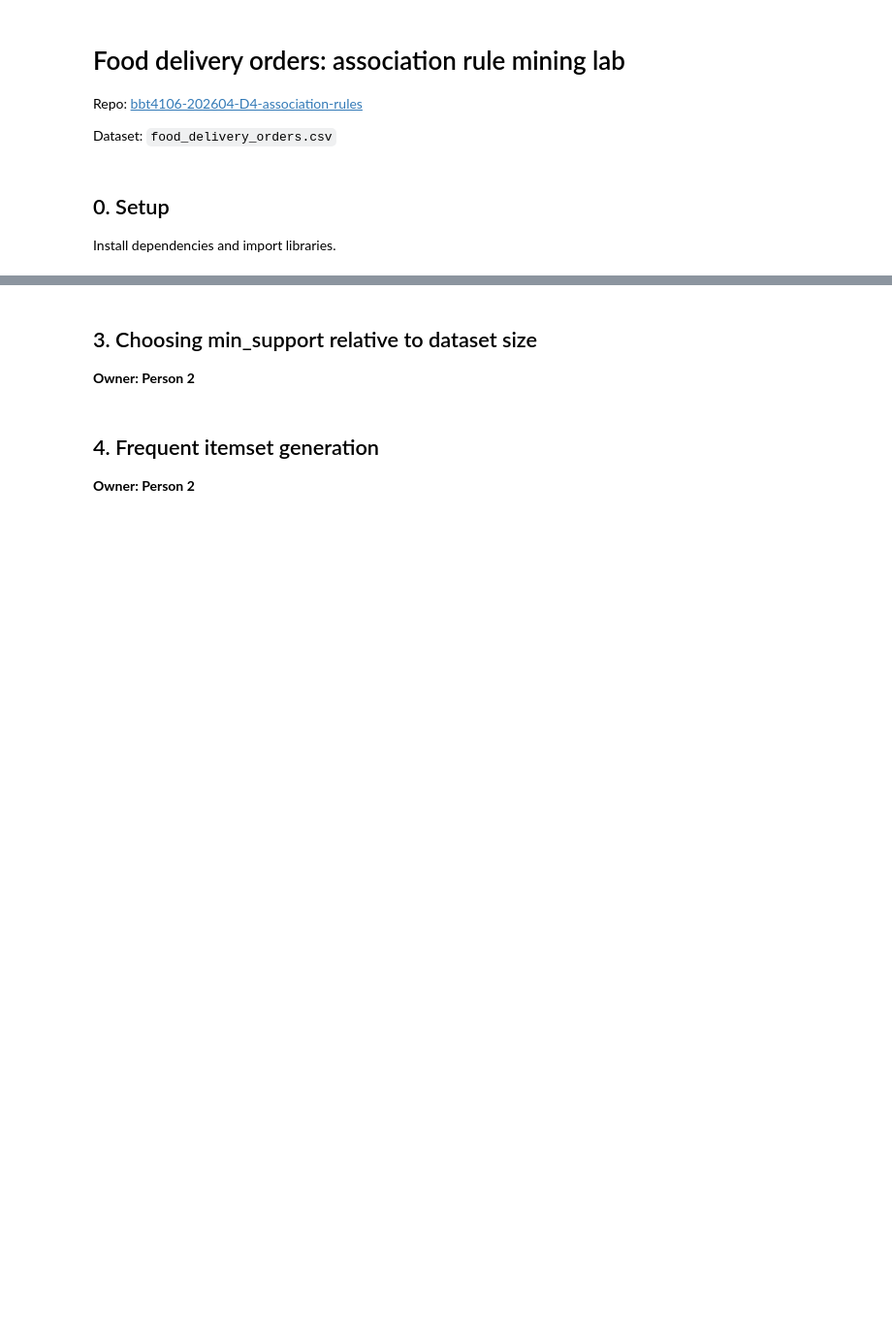
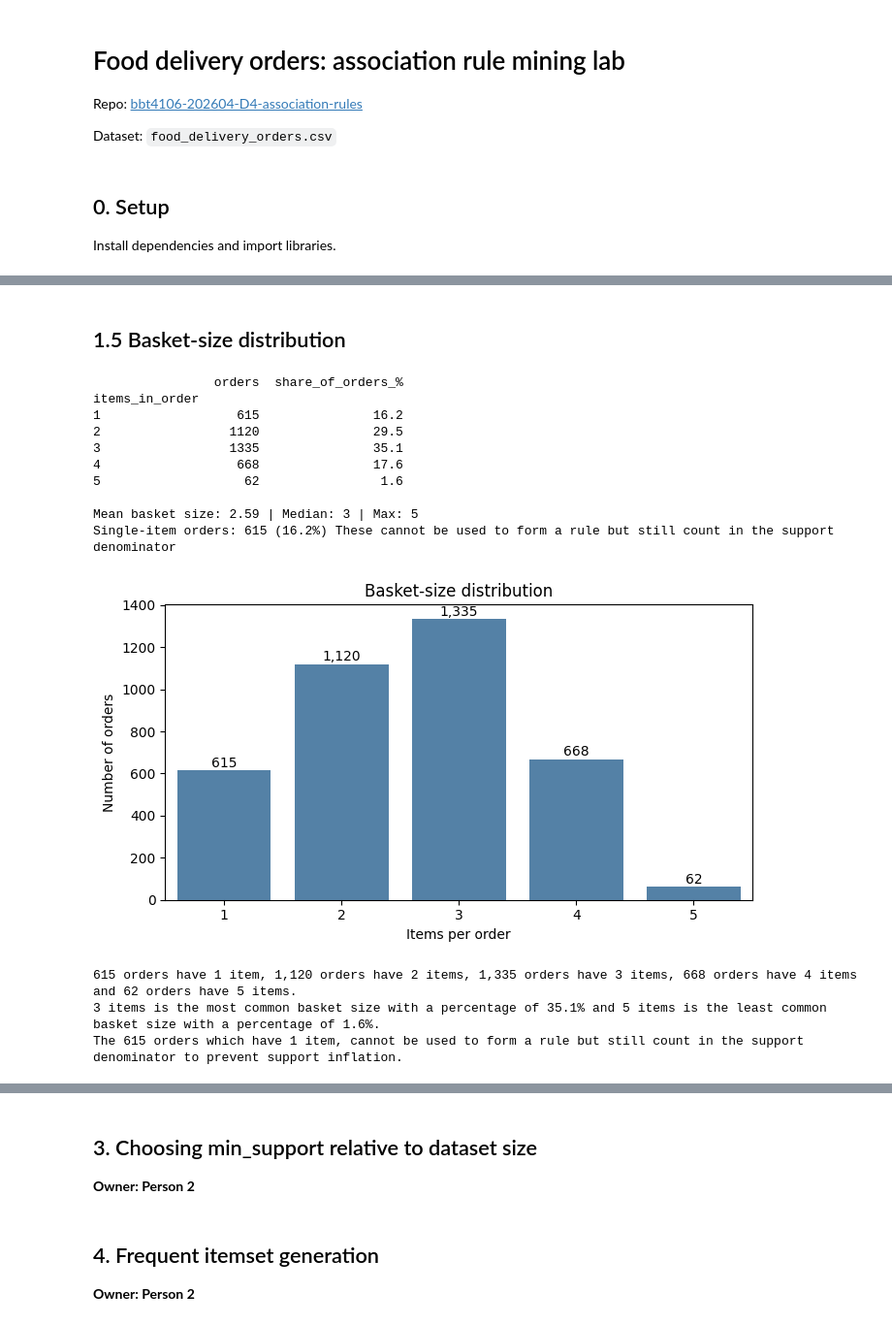
Before and after one commit to tanuiivy/bbt4106-202604-D4-association-rules, a Jupyter notebook: lab_submission/bbt4106-202604-D4-association-rules.ipynb, the cells around one changed output, grey strips where cells are left out. Shown at 97% size. Saved outputs shown, nothing was run; the diff lists cells and outputs as text; code cells hidden in the pictures; blank space fills up the shorter version.

Commit message:
Section 1 and 2: Data Loading, EDA and Building transactions

```diff
--- a/lab_submission/bbt4106-202604-D4-association-rules.ipynb
+++ b/lab_submission/bbt4106-202604-D4-association-rules.ipynb
@@ -25,0 +28,18 @@ import joblib
+# %%
+# Load the dataset
+dataset_path = './data/food_delivery_orders.csv'
+url = 'https://raw.githubusercontent.com/tanuiivy/bbt4106-202604-D4-association-rules/main/data/food_delivery_orders.csv'
+
+if not os.path.exists(dataset_path):
+    print("Downloading dataset...")
+    os.makedirs("./data", exist_ok=True)
+    urllib.request.urlretrieve(url, dataset_path)
+    print("Dataset downloaded")
+else:
+    print("Dataset already exists")
+
+df = pd.read_csv(dataset_path, parse_dates=["transaction_date"])
+
+n_rows, n_cols = df.shape
+print(f"The dataset has {n_rows:,} rows and {n_cols} columns.")
+df.head(10)
@@ -25,0 +166,51 @@ import joblib
+# %% [markdown]
+## 1.5 Basket-size distribution
+# %%
+# How many items should be present per order?
+basket_sizes = df.groupby("order_id")["item_id"].nunique()
+
+# Number of items and their orders and share of orders in percentage
+size_table = (basket_sizes.value_counts().sort_index()
+              .rename_axis("items_in_order").to_frame("orders"))
+size_table["share_of_orders_%"] = (size_table["orders"] / n_orders * 100).round(1)
+print(size_table, "\n")
+print(f"Mean basket size: {basket_sizes.mean():.2f} | "
+      f"Median: {basket_sizes.median():.0f} | Max: {basket_sizes.max()}")
+
+# Single item orders can never produce a rule
+single_item_orders = (basket_sizes == 1).sum()
+print(f"Single-item orders: {single_item_orders:,} ({single_item_orders / n_orders:.1%}) "
+      "These cannot be used to form a rule but still count in the support denominator")
+
+# Bar chart of the distribution
+fig, ax = plt.subplots(figsize=(7, 4))
+sns.barplot(x=size_table.index, y=size_table["orders"], color="steelblue", ax=ax)
+for i, v in enumerate(size_table["orders"]):
+    ax.text(i, v + 15, f"{v:,}", ha="center")
+ax.set_title("Basket-size distribution")
+ax.set_xlabel("Items per order")
+ax.set_ylabel("Number of orders")
+plt.tight_layout()
+plt.show()
+# %% [output]
+                orders  share_of_orders_%
+items_in_order
+1                  615               16.2
+2                 1120               29.5
+3                 1335               35.1
+4                  668               17.6
+5                   62                1.6
+
+Mean basket size: 2.59 | Median: 3 | Max: 5
+Single-item orders: 615 (16.2%) These cannot be used to form a rule but still count in the support denominator
+[figure, added]
+# %%
+print("""
+615 orders have 1 item, 1,120 orders have 2 items, 1,335 orders have 3 items, 668 orders have 4 items and 62 orders have 5 items.
+3 items is the most common basket size with a percentage of 35.1% and 5 items is the least common basket size with a percentage of 1.6%.
+The 615 orders which have 1 item, cannot be used to form a rule but still count in the support denominator to prevent support inflation.
+""")
+# %% [output]
+615 orders have 1 item, 1,120 orders have 2 items, 1,335 orders have 3 items, 668 orders have 4 items and 62 orders have 5 items.
+3 items is the most common basket size with a percentage of 35.1% and 5 items is the least common basket size with a percentage of 1.6%.
+The 615 orders which have 1 item, cannot be used to form a rule but still count in the support denominator to prevent support inflation.
```
Also changed, not shown: parts of 32 cells of this notebook.
